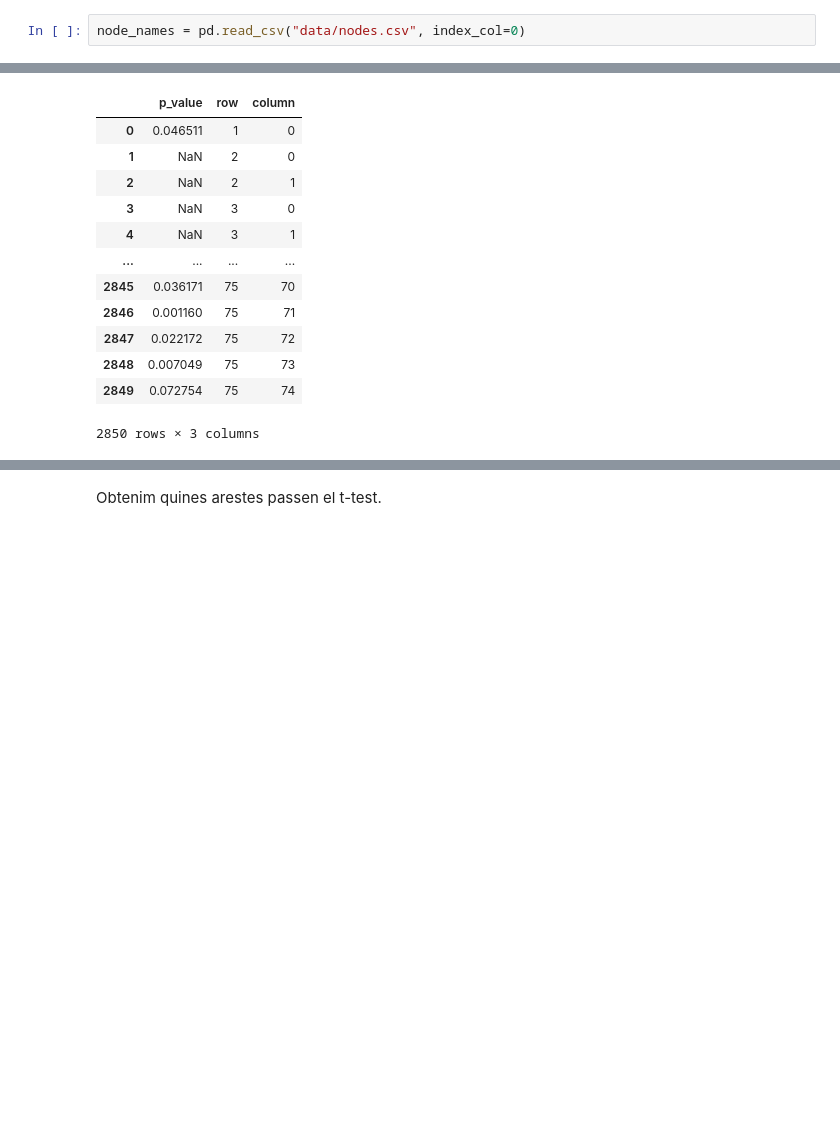
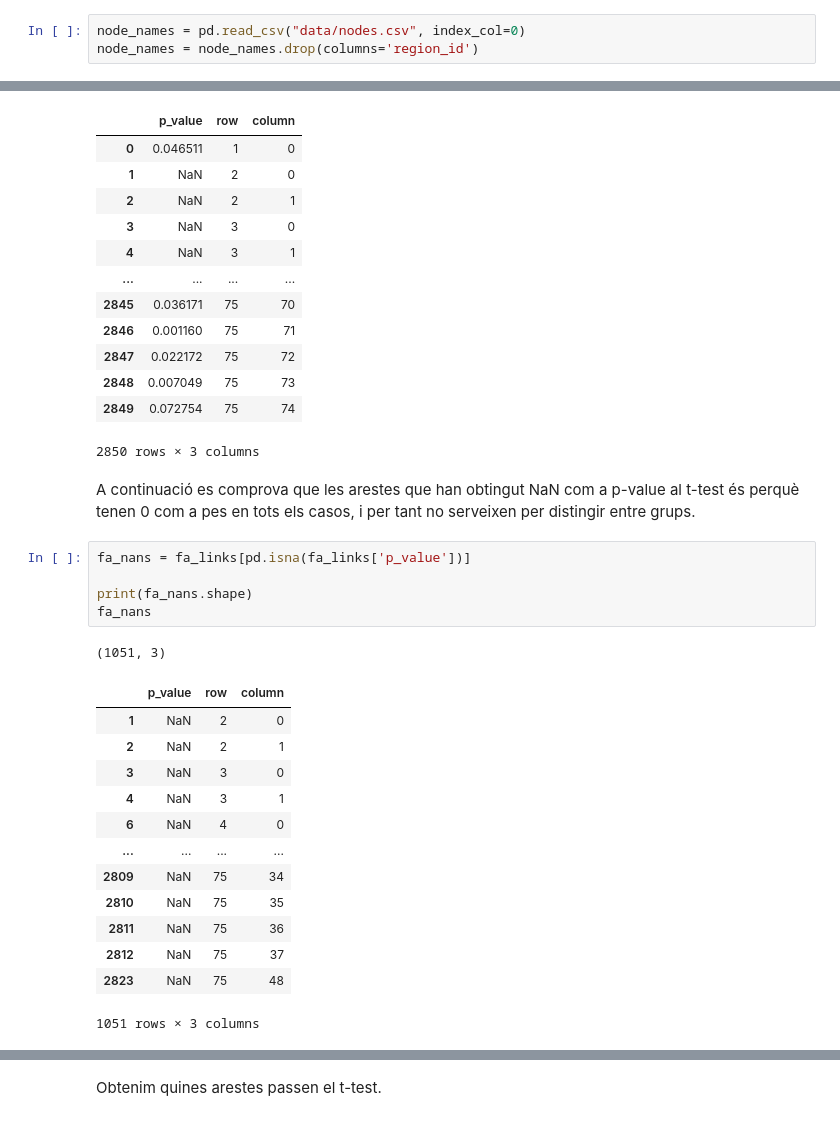
Before and after one commit to martibruix/Codi_TFG, a Jupyter notebook: analisi.ipynb, the cells around one changed output, grey strips where cells are left out. Cells and saved outputs as stored; diff of their text form; blank space fills up the shorter version.

```diff
--- a/analisi.ipynb
+++ b/analisi.ipynb
@@ -39,6 +40,7 @@ for i in range(clinical_data.shape[0]):
 Load node names
 # %%
 node_names = pd.read_csv("data/nodes.csv", index_col=0)
+node_names = node_names.drop(columns='region_id')
 # %% [markdown]
 Constants
 # %%
@@ -448,3 +450,25 @@ fa_links
 | 2848 | 0.007049 | 75 | 73 |
 | 2849 | 0.072754 | 75 | 74 |
 2850 rows × 3 columns
+# %% [markdown]
+A continuació es comprova que les arestes que han obtingut NaN com a p-value al t-test és perquè tenen 0 com a pes en tots els casos, i per tant no serveixen per distingir entre grups.
+# %%
+fa_nans = fa_links[pd.isna(fa_links['p_value'])]
+
+print(fa_nans.shape)
+fa_nans
+# %% [output]
+(1051, 3)
+|  | p_value | row | column |
+| 1 | NaN | 2 | 0 |
+| 2 | NaN | 2 | 1 |
+| 3 | NaN | 3 | 0 |
+| 4 | NaN | 3 | 1 |
+| 6 | NaN | 4 | 0 |
+| ... | ... | ... | ... |
+| 2809 | NaN | 75 | 34 |
+| 2810 | NaN | 75 | 35 |
+| 2811 | NaN | 75 | 36 |
+| 2812 | NaN | 75 | 37 |
+| 2823 | NaN | 75 | 48 |
+1051 rows × 3 columns
```
Also changed, not shown: parts of 30 cells of this notebook.
